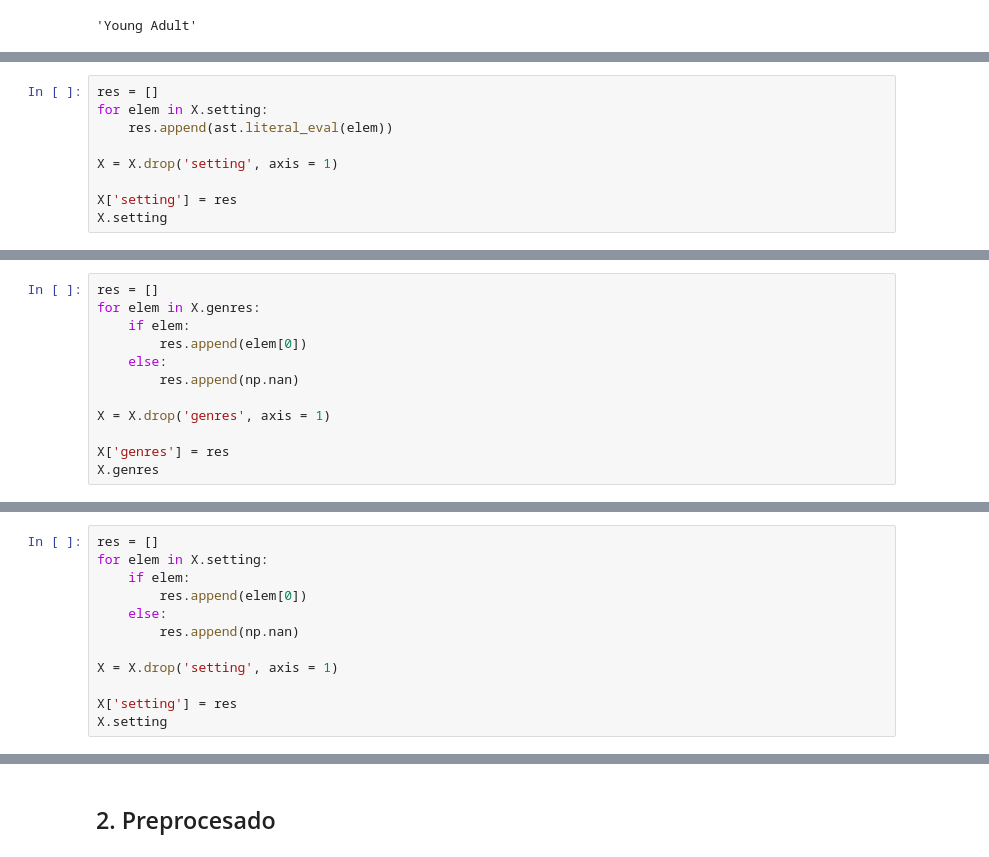
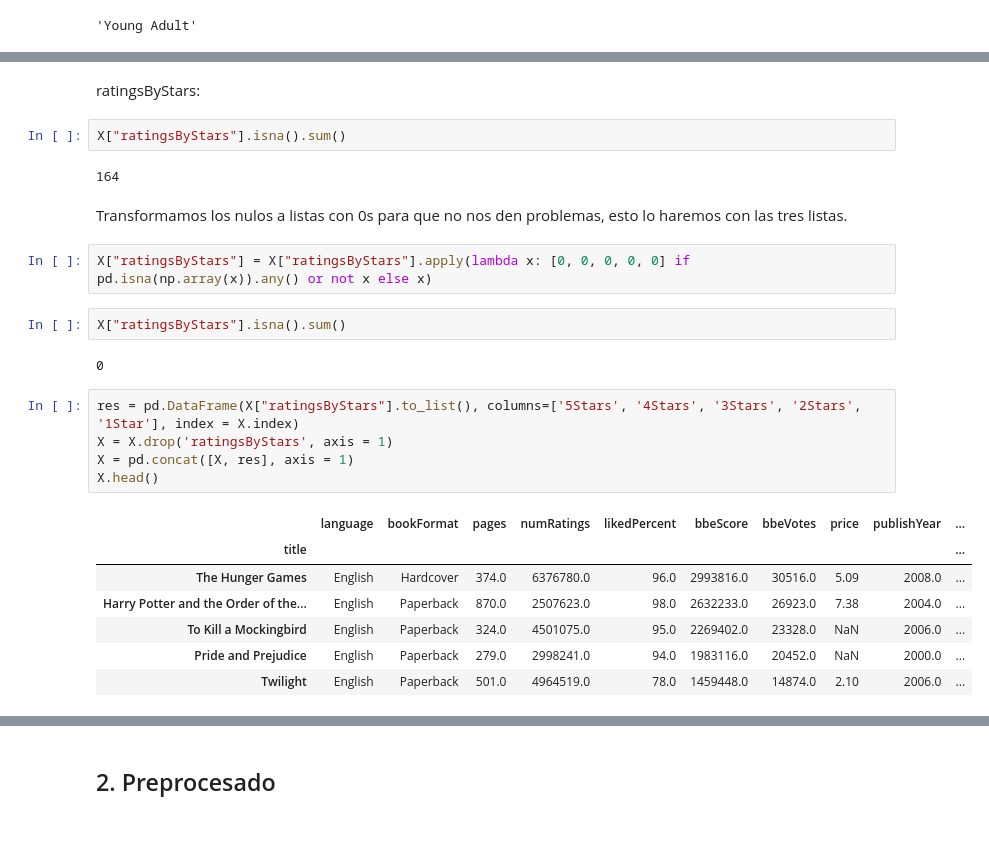
Before and after one commit to igmarco/PreparacionDeDatos_Trabajos, a Jupyter notebook: PD_Trabajo2Opcional/AscorbeMarco_PD_Trabajo2Opcional.ipynb, the cells around one changed output, grey strips where cells are left out. Cells and saved outputs as stored; diff of their text form; blank space fills up the shorter version.

```diff
--- a/PD_Trabajo2Opcional/AscorbeMarco_PD_Trabajo2Opcional.ipynb
+++ b/PD_Trabajo2Opcional/AscorbeMarco_PD_Trabajo2Opcional.ipynb
@@ -395,9 +515,0 @@ Funciona bastante bien la verdad, vamos a hacerlo con la variable 'settings'.
-# %%
-res = []
-for elem in X.setting:
-    res.append(ast.literal_eval(elem))
-
-X = X.drop('setting', axis = 1)
-
-X['setting'] = res
-X.setting
@@ -420,12 +515,0 @@ Vemos que podemos tener las listas con todos los elementos, pero en las posterio
-# %%
-res = []
-for elem in X.genres:
-    if elem:
-        res.append(elem[0])
-    else:
-        res.append(np.nan)
-
-X = X.drop('genres', axis = 1)
-
-X['genres'] = res
-X.genres
@@ -446,12 +515,0 @@ Name: genres, Length: 52478, dtype: object
-# %%
-res = []
-for elem in X.setting:
-    if elem:
-        res.append(elem[0])
-    else:
-        res.append(np.nan)
-
-X = X.drop('setting', axis = 1)
-
-X['setting'] = res
-X.setting
@@ -471,0 +521,27 @@ Name: setting, Length: 52478, dtype: object
+# %% [markdown]
+ratingsByStars:
+# %%
+X["ratingsByStars"].isna().sum()
+# %% [output]
+164
+# %% [markdown]
+Transformamos los nulos a listas con 0s para que no nos den problemas, esto lo haremos con las tres listas.
+# %%
+X["ratingsByStars"] = X["ratingsByStars"].apply(lambda x: [0, 0, 0, 0, 0] if pd.isna(np.array(x)).any() or not x else x)
+# %%
+X["ratingsByStars"].isna().sum()
+# %% [output]
+0
+# %%
+res = pd.DataFrame(X["ratingsByStars"].to_list(), columns=['5Stars', '4Stars', '3Stars', '2Stars', '1Star'], index = X.index)
+X = X.drop('ratingsByStars', axis = 1)
+X = pd.concat([X, res], axis = 1)
+X.head()
+# %% [output]
+|  | language | bookFormat | pages | numRatings | likedPercent | bbeScore | bbeVotes | price | publishYear | ... |
+| title |  |  |  |  |  |  |  |  |  | ... |
+| The Hunger Games | English | Hardcover | 374.0 | 6376780.0 | 96.0 | 2993816.0 | 30516.0 | 5.09 | 2008.0 | ... |
+| Harry Potter and the Order of the... | English | Paperback | 870.0 | 2507623.0 | 98.0 | 2632233.0 | 26923.0 | 7.38 | 2004.0 | ... |
+| To Kill a Mockingbird | English | Paperback | 324.0 | 4501075.0 | 95.0 | 2269402.0 | 23328.0 | NaN | 2006.0 | ... |
+| Pride and Prejudice | English | Paperback | 279.0 | 2998241.0 | 94.0 | 1983116.0 | 20452.0 | NaN | 2000.0 | ... |
+| Twilight | English | Paperback | 501.0 | 4964519.0 | 78.0 | 1459448.0 | 14874.0 | 2.10 | 2006.0 | ... |
```
Also changed, not shown: parts of 93 cells of this notebook, 1 other file.
